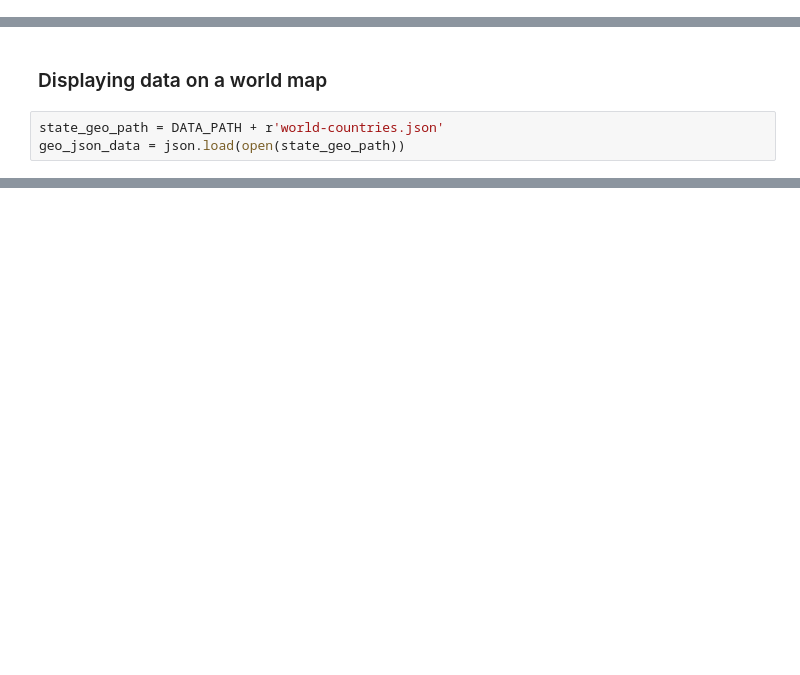
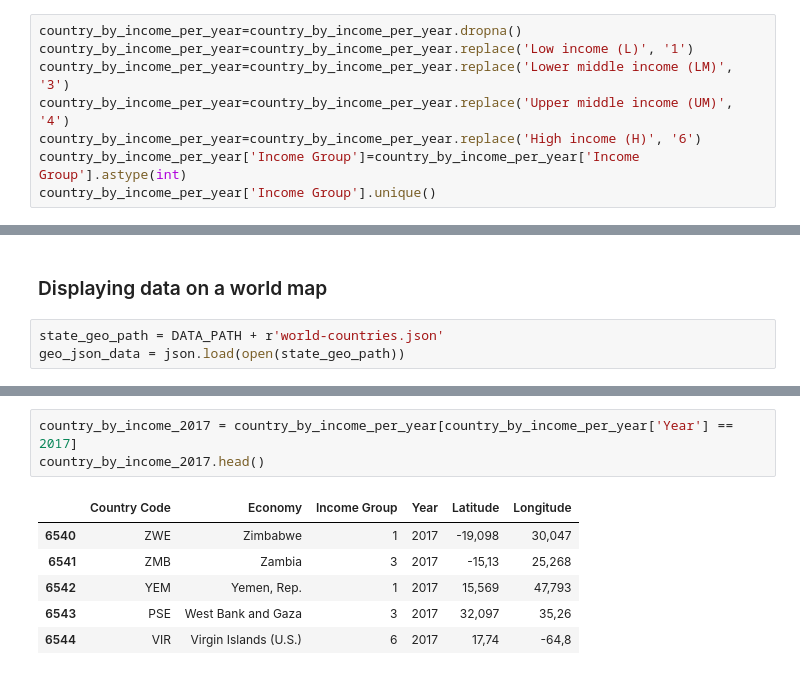
Before and after one commit to Apiquet/ADA_Project, a Jupyter notebook: anthony.ipynb, the cells around one changed output, grey strips where cells are left out. Drawn from its saved outputs; the diff is of its cells as text; blank space fills up the shorter version.

```diff
--- a/anthony.ipynb
+++ b/anthony.ipynb
@@ -56,3 +56,11 @@ country_by_income_per_year.head()
 | 2 | YEM | Yemen, Rep. | Lower middle income (LM) | 1987 | 15,569 | 47,793 |
 | 3 | PSE | West Bank and Gaza | NaN | 1987 | 32,097 | 35,26 |
 | 4 | VIR | Virgin Islands (U.S.) | High income (H) | 1987 | 17,74 | -64,8 |
+# %%
+country_by_income_per_year=country_by_income_per_year.dropna()
+country_by_income_per_year=country_by_income_per_year.replace('Low income (L)', '1')
+country_by_income_per_year=country_by_income_per_year.replace('Lower middle income (LM)', '3')
+country_by_income_per_year=country_by_income_per_year.replace('Upper middle income (UM)', '4')
+country_by_income_per_year=country_by_income_per_year.replace('High income (H)', '6')
+country_by_income_per_year['Income Group']=country_by_income_per_year['Income Group'].astype(int)
+country_by_income_per_year['Income Group'].unique()
@@ -104,3 +118,13 @@ folium.GeoJson(geo_json_data).add_to(world_map)
 world_map
 # %% [output]
 [interactive output not drawn]
+# %%
+country_by_income_2017 = country_by_income_per_year[country_by_income_per_year['Year'] == 2017]
+country_by_income_2017.head()
+# %% [output]
+|  | Country Code | Economy | Income Group | Year | Latitude | Longitude |
+| 6540 | ZWE | Zimbabwe | 1 | 2017 | -19,098 | 30,047 |
+| 6541 | ZMB | Zambia | 3 | 2017 | -15,13 | 25,268 |
+| 6542 | YEM | Yemen, Rep. | 1 | 2017 | 15,569 | 47,793 |
+| 6543 | PSE | West Bank and Gaza | 3 | 2017 | 32,097 | 35,26 |
+| 6544 | VIR | Virgin Islands (U.S.) | 6 | 2017 | 17,74 | -64,8 |
```
Also changed, not shown: parts of 5 cells of this notebook.
